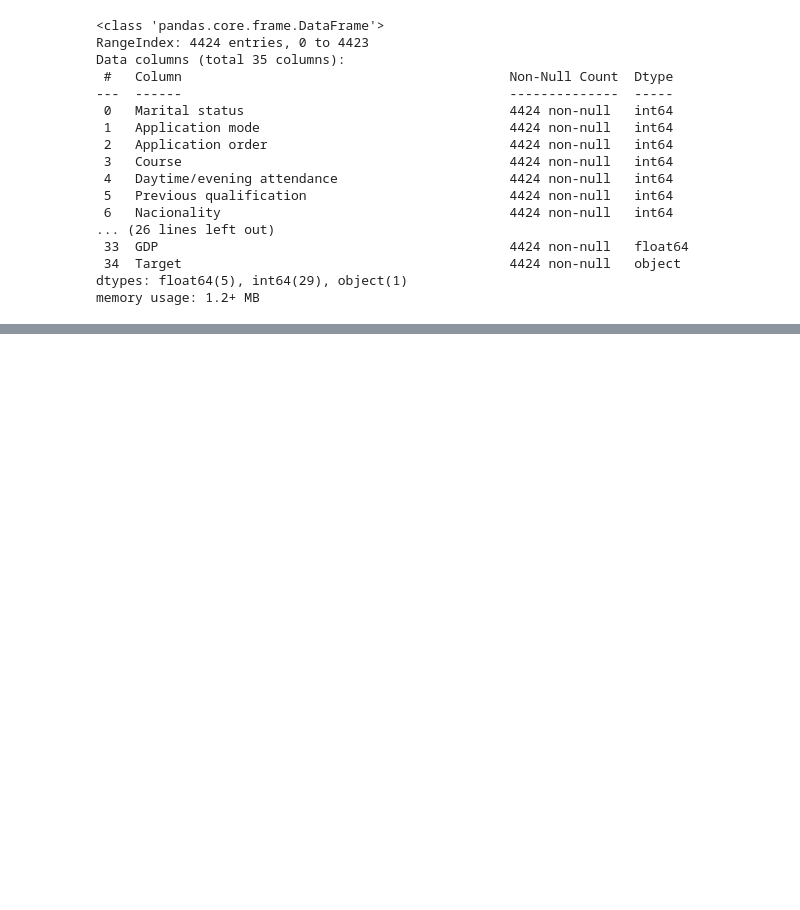
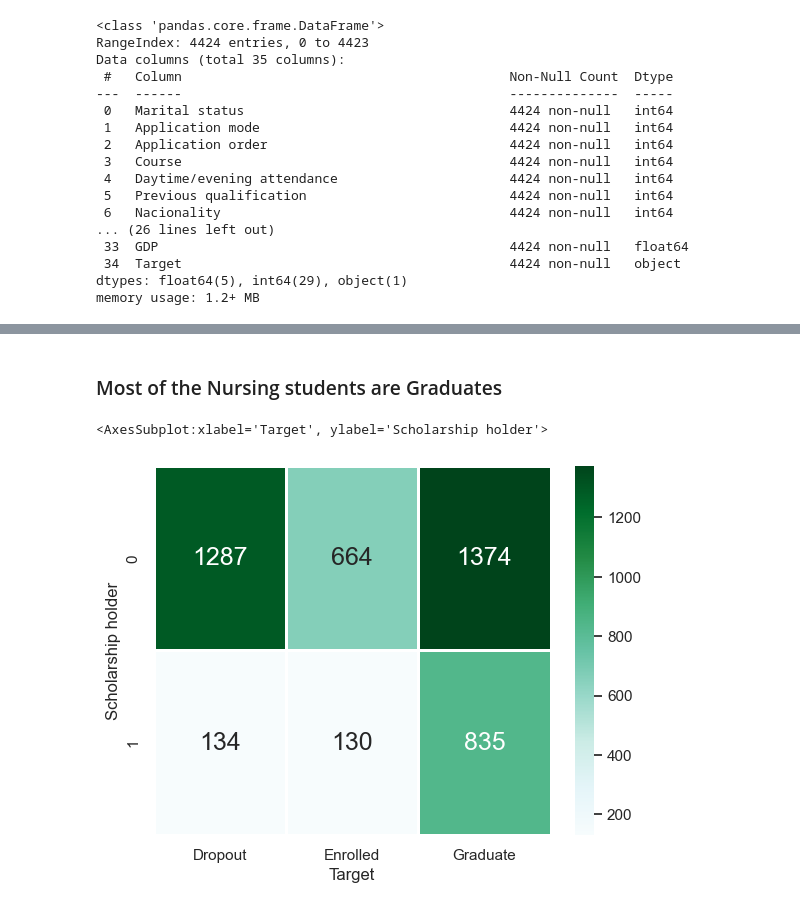
Before and after one commit to tersimdev/dropout-data-sci, a Jupyter notebook: Sharmilla.ipynb, the cells around one changed output, grey strips where cells are left out. Cells and saved outputs as stored; diff of their text form; code cells hidden in the pictures; blank space fills up the shorter version.

```diff
--- a/Sharmilla.ipynb
+++ b/Sharmilla.ipynb
@@ -45,0 +54,8 @@ memory usage: 1.2+ MB
+# %% [markdown]
+### Most of the Nursing students are Graduates
+# %%
+sb.heatmap(studentData.groupby(['Scholarship holder', 'Target']).size().unstack(),
+           linewidths = 1, annot = True, fmt = 'g', annot_kws = {"size": 18}, cmap = "BuGn")
+# %% [output]
+<AxesSubplot:xlabel='Target', ylabel='Scholarship holder'>
+[figure, added]
```
Also changed, not shown: parts of 12 cells of this notebook.
